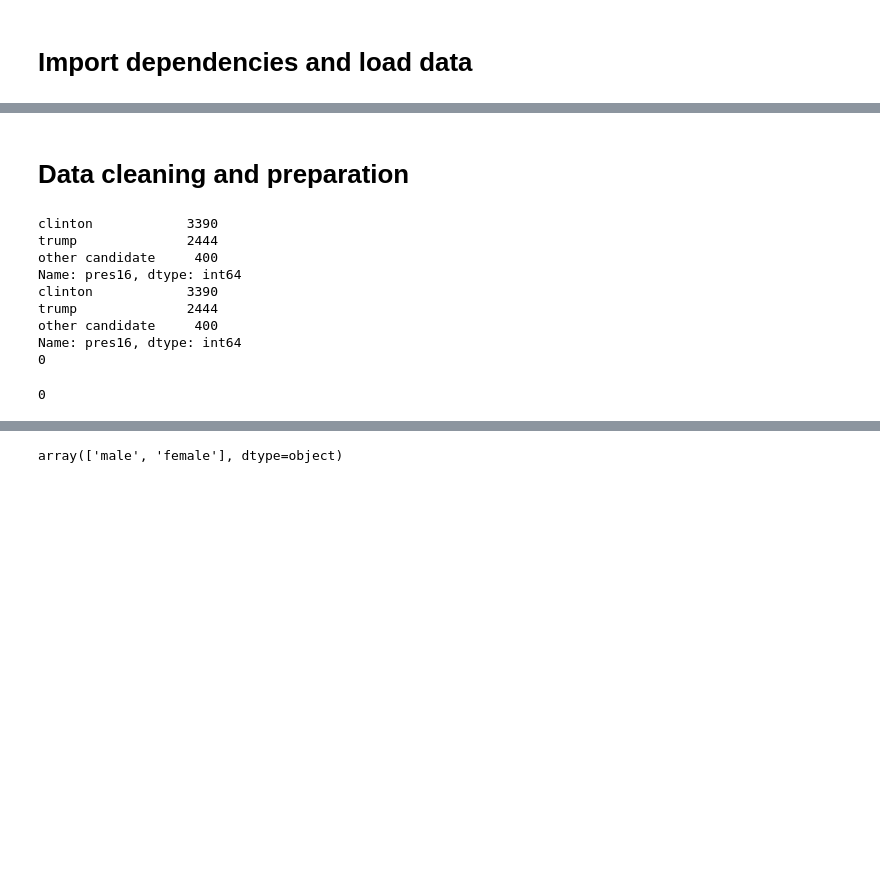
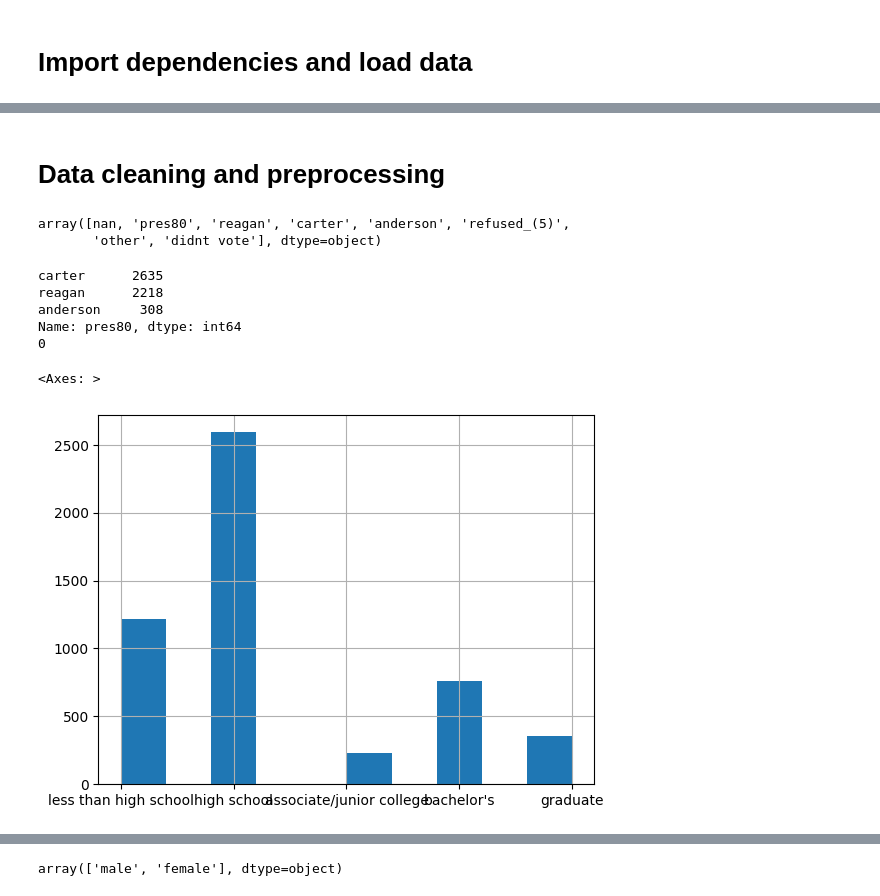
Before and after one commit to DS3001/group9, a Jupyter notebook: midterm_project.ipynb, the cells around one changed output, grey strips where cells are left out. Cells and saved outputs as stored; diff of their text form; code cells hidden in the pictures; blank space fills up the shorter version.

```diff
--- a/midterm_project.ipynb
+++ b/midterm_project.ipynb
@@ -54,31 +59,43 @@ with zipfile.ZipFile(zip_path, 'r') as zip_file:
 # Create dataframe from 'raw_gss_data.csv' that was just written
 gss_dat = pd.read_csv("raw_gss_data.csv")
 # %% [markdown]
-# Data cleaning and preparation
+# Data cleaning and preprocessing
+# %%
+gss_dat['pres80'].unique()
+# %% [output]
+array([nan, 'pres80', 'reagan', 'carter', 'anderson', 'refused_(5)',
+       'other', 'didnt vote'], dtype=object)
 # %%
-print(gss_dat['pres16'].value_counts())
+#print(gss_dat['pres80'].value_counts())
 
 # Remove "didn't vote for president" and other no answer responses (see codebook)
 gss_dat = gss_dat.loc[
-    (gss_dat['pres16'] == 'clinton') |
-    (gss_dat['pres16'] == 'trump') |
-    (gss_dat['pres16'] == 'other candidate'), :]
+    (gss_dat['pres80'] == 'reagan') |
+    (gss_dat['pres80'] == 'carter') |
+    (gss_dat['pres80'] == 'anderson'), :]
 
 # Every entry either voted for Trump, Clinton, or other unspecified candidate
-print(gss_dat['pres16'].value_counts())
-print(gss_dat['pres16'].isnull().sum())
+print(gss_dat['pres80'].value_counts())
+print(gss_dat['pres80'].isnull().sum())
+
+
+# data is now filtered for years 82-87, as observations for pres80 are only in this range
 # %% [output]
-clinton            3390
-trump              2444
-other candidate     400
-Name: pres16, dtype: int64
-clinton            3390
-trump              2444
-other candidate     400
-Name: pres16, dtype: int64
+carter      2635
+reagan      2218
+anderson     308
+Name: pres80, dtype: int64
 0
-# %%
-gss_dat['year'].value_counts() # year data is good because of our filtering of pres16 (if they respond to having voted in 2016, they are being surveyed after 2016)
-gss_dat['year'].isnull().sum()
-# %% [output]
-0
+# %%
+# Used to restore original 'degree' bc I keep messing it up
+gss_dat['degree'].isnull().sum()
+gss_dat['degree'].value_counts()
+gss_dat['degree'].unique() # NaN and 'degree' present
+
+gss_dat = gss_dat.loc[(~gss_dat['degree'].isnull()) & (gss_dat['degree'] != 'degree'), ] # keep rows where value for degree is not NaN or 'degree' (see codebook, NaN and 'degree' respones are invalid)
+gss_dat['degree'].unique() # all observations are now "bachelor's", 'less than high school', 'high school', 'graduate', or 'associate/junior college'
+
+gss_dat['degree'].hist()
+# %% [output]
+<Axes: >
+[figure, added]
```
Also changed, not shown: parts of 18 cells of this notebook.
